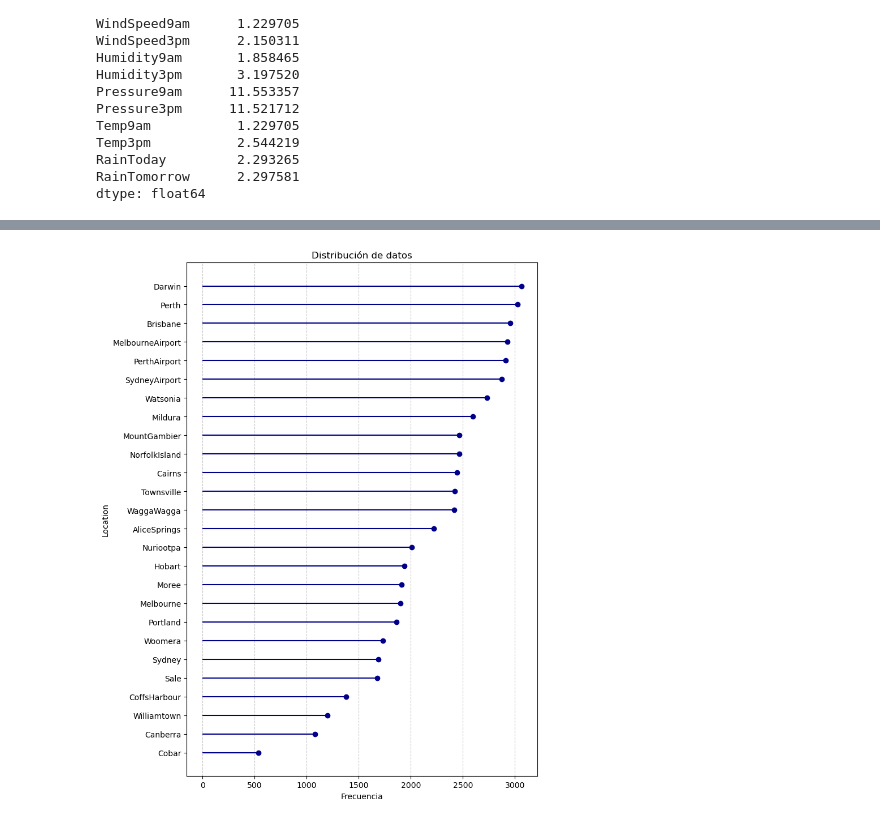
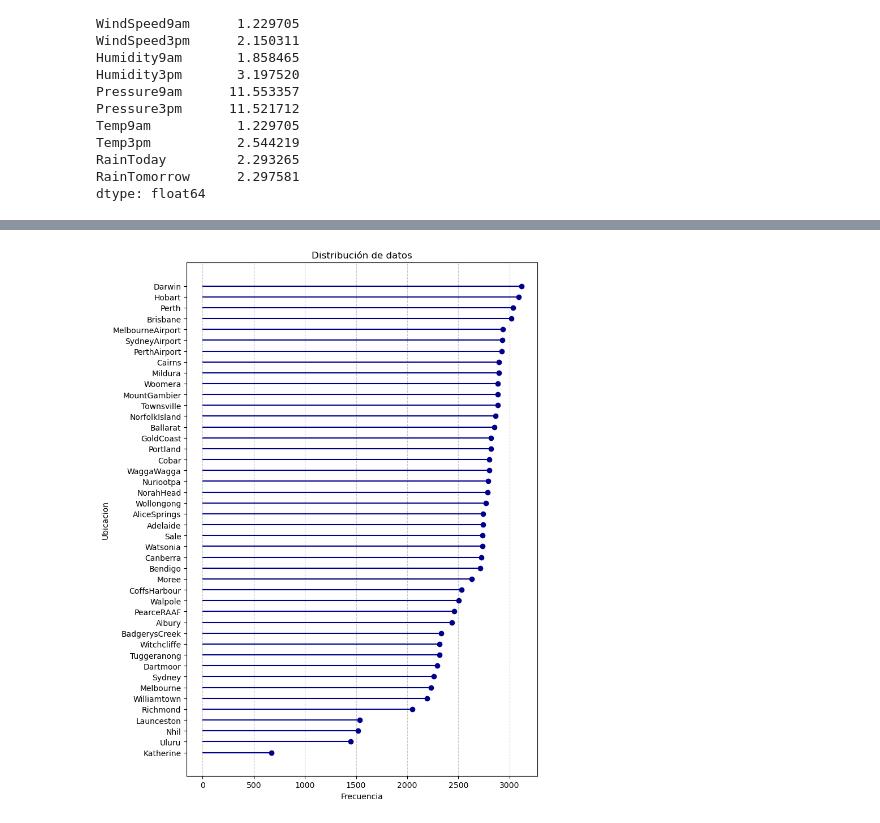
Before and after one commit to esco1729/HT05, a Jupyter notebook: HT6 (EDA).ipynb, the cells around one changed output, grey strips where cells are left out. Cells and saved outputs as stored; diff of their text form; code cells hidden in the pictures.

```diff
--- a/HT6 (EDA).ipynb
+++ b/HT6 (EDA).ipynb
@@ -134,4 +134,4 @@ RainToday         2.293265
 RainTomorrow      2.297581
 dtype: float64
 # %%
-df.dropna()
+df.dropna(inplace=True)
@@ -152,3 +161,11 @@ df.dropna()
+# %%
+df.rename(columns={"Date": "Fecha", "Location":"Ubicacion","Rainfall":"Precipitacion",
+                  "WindGustDir":"Dirección del viento", "WindGustSpeed":"Velocidad del viento",
+                  "WindDir9am":"Dirección del viento (9am)", "WindDir3pm":"Dirección del viento (3pm)",
+                  "WindSpeed9am":"Velocidad del viento (9am)", "WindSpeed3pm":"Velocidad del viento (3pm)",
+                  "Humidity9am":"Humedad (9am)", "Humidity3pm":"Humedad (3pm)", "Pressure9am":"Presion (9am)",
+                  "Pressure3pm":"Presion (3pm)", "Temp9am": "Temperatura (9am)", "Temp3pm": "Temperatura (3pm)",
+                  "RainToday":"Lluvia hoy", "RainTomorrow": "Lluvia mañana"},inplace=True)
 # %%
 import pandas as pd
 import seaborn as sns
@@ -211,27 +194,27 @@ df2=df.groupby("Location").mean()
 # %%
-value_counts = df['Location'].value_counts()
+value_counts = df['Ubicacion'].value_counts()
 
 value_counts_df = value_counts.reset_index()
-value_counts_df.columns = ['Location', 'count']
+value_counts_df.columns = ['Ubicacion', 'count']
 
 value_counts_df.sort_values('count', ascending=True, inplace=True)
 
 plt.figure(figsize=(8, 10))
 
-plt.hlines(y=value_counts_df['Location'], xmin=0, xmax=value_counts_df['count'], color='darkblue')
+plt.hlines(y=value_counts_df['Ubicacion'], xmin=0, xmax=value_counts_df['count'], color='darkblue')
 
-plt.plot(value_counts_df['count'], value_counts_df['Location'], 'o', color='darkblue')
+plt.plot(value_counts_df['count'], value_counts_df['Ubicacion'], 'o', color='darkblue')
 
 plt.xlabel('Frecuencia')
-plt.ylabel('Ciudad')
+plt.ylabel('Ubicacion')
 plt.title('Distribución de datos')
 
 plt.grid(axis='x', linestyle='--', alpha=0.7)
 
 plt.tight_layout()
 plt.show()
 # %% [output]
-[figure, old version]
+[figure, new version]
 # %%
 plt.figure(figsize=(14, 8))
 sns.heatmap(df.corr(), cmap="coolwarm", annot=True, center=0)
```
Also changed, not shown: parts of 17 cells of this notebook.
